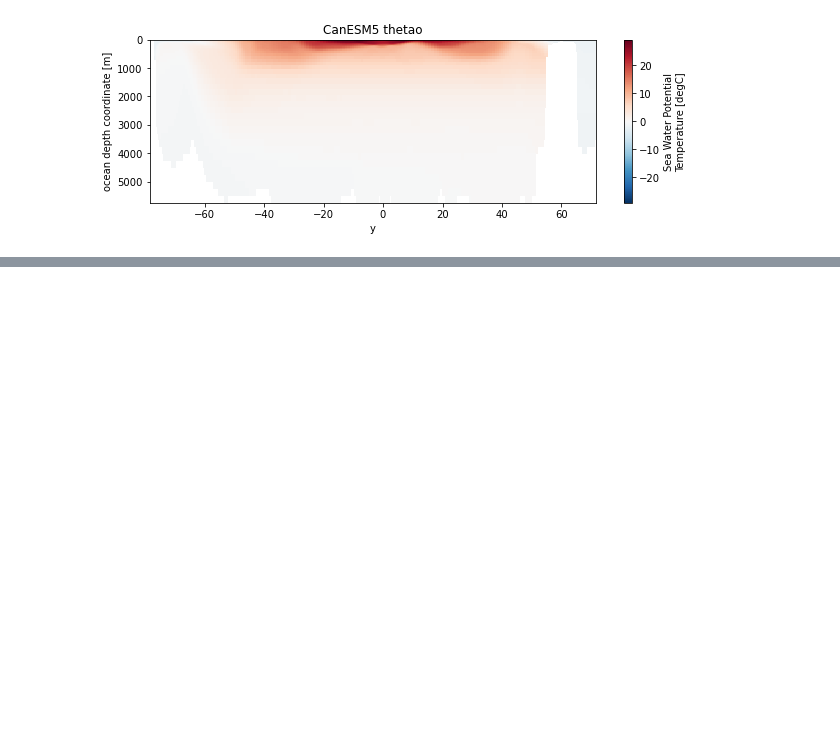
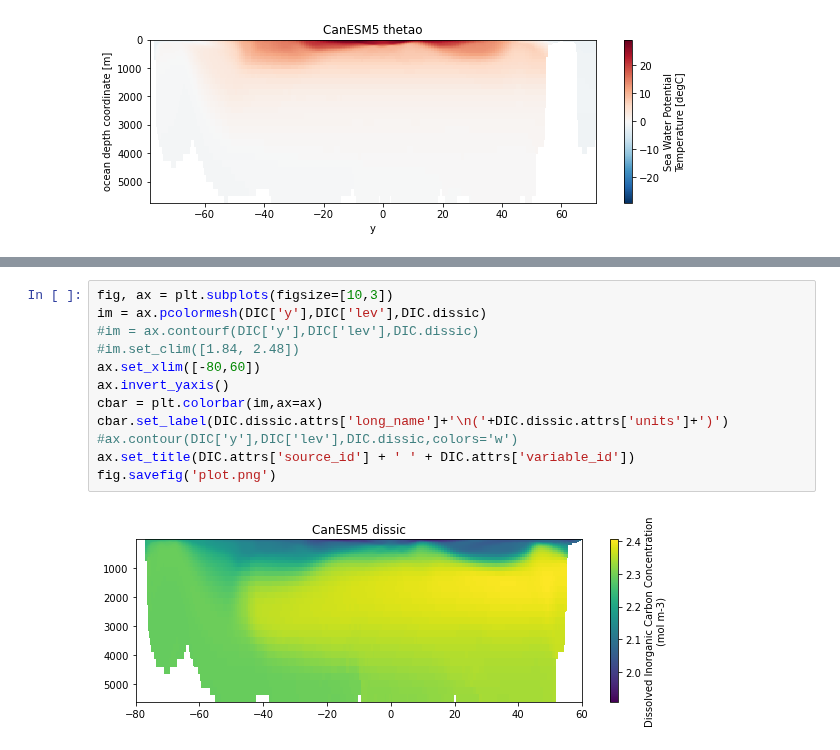
Before and after one commit to gmacgilchrist/seniorthesis, a Jupyter notebook: notebooks/slice_testrun.ipynb, the cells around one changed output, grey strips where cells are left out. Drawn from its saved outputs; the diff is of its cells as text; blank space fills up the shorter version.

```diff
--- a/notebooks/slice_testrun.ipynb
+++ b/notebooks/slice_testrun.ipynb
@@ -138,0 +167,14 @@ Text(0.5, 1.0, 'CanESM5 thetao')
+# %%
+fig, ax = plt.subplots(figsize=[10,3])
+im = ax.pcolormesh(DIC['y'],DIC['lev'],DIC.dissic)
+#im = ax.contourf(DIC['y'],DIC['lev'],DIC.dissic)
+#im.set_clim([1.84, 2.48])
+ax.set_xlim([-80,60])
+ax.invert_yaxis()
+cbar = plt.colorbar(im,ax=ax)
+cbar.set_label(DIC.dissic.attrs['long_name']+'\n('+DIC.dissic.attrs['units']+')')
+#ax.contour(DIC['y'],DIC['lev'],DIC.dissic,colors='w')
+ax.set_title(DIC.attrs['source_id'] + ' ' + DIC.attrs['variable_id'])
+fig.savefig('plot.png')
+# %% [output]
+[figure, added]
```
Also changed, not shown: parts of 3 cells of this notebook.
